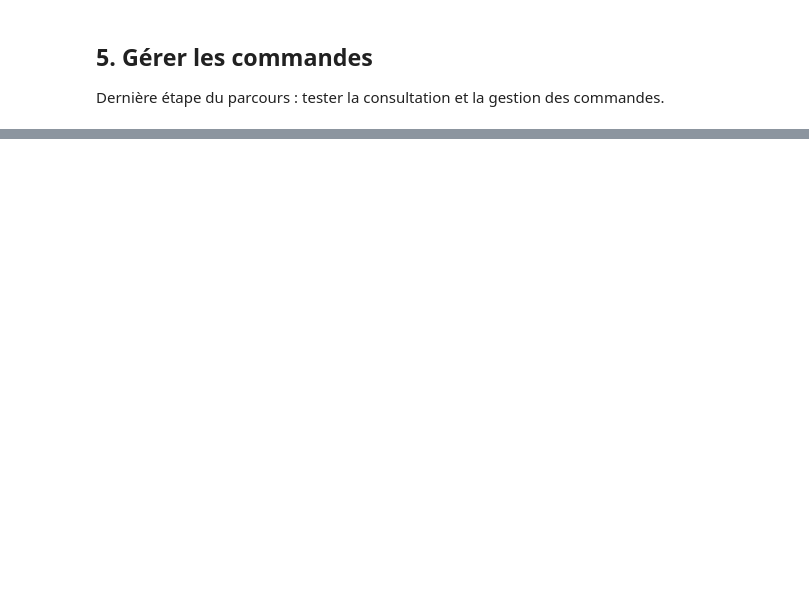
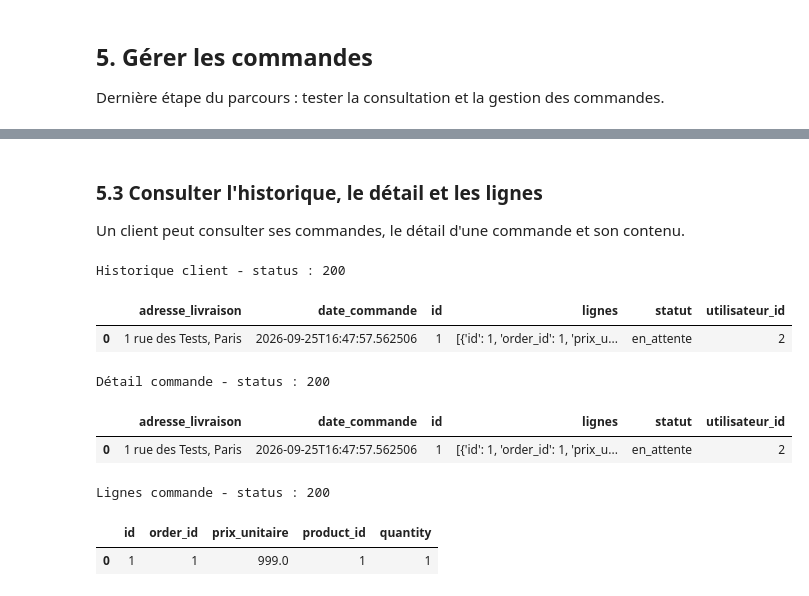
Before and after one commit to Kevin-Le-Grand/flask_e_market, a Jupyter notebook: test.ipynb, the cells around one changed output, grey strips where cells are left out. Drawn from its saved outputs; the diff is of its cells as text; code cells hidden in the pictures; blank space fills up the shorter version.

Commit message:
ajout des test dans le notebook

```diff
--- a/test.ipynb
+++ b/test.ipynb
@@ -399,0 +498,38 @@ Dernière étape du parcours : tester la consultation et la gestion des commande
+# %% [markdown]
+### 5.3 Consulter l'historique, le détail et les lignes
+
+Un client peut consulter ses commandes, le détail d'une commande et son contenu.
+# %%
+if "commande_id" in globals():
+    response = requests.get(ORDERS_URL, headers=client_headers)
+    historique = response.json().get("orders", [])
+    print("Historique client - status :", response.status_code)
+    display(pd.DataFrame(historique))
+
+    response = requests.get(
+        f"{ORDERS_URL}/{commande_id}",
+        headers=client_headers,
+    )
+    detail = response.json()
+    print("Détail commande - status :", response.status_code)
+    display(pd.DataFrame([detail]))
+
+    response = requests.get(
+        f"{ORDERS_URL}/{commande_id}/lignes",
+        headers=client_headers,
+    )
+    lignes = response.json().get("lignes", [])
+    print("Lignes commande - status :", response.status_code)
+    display(pd.DataFrame(lignes))
+else:
+    print("Aucune commande disponible pour les consultations.")
+# %% [output]
+Historique client - status : 200
+|  | adresse_livraison | date_commande | id | lignes | statut | utilisateur_id |
+| 0 | 1 rue des Tests, Paris | 2026-09-25T16:47:57.562506 | 1 | [{'id': 1, 'order_id': 1, 'prix_u... | en_attente | 2 |
+Détail commande - status : 200
+|  | adresse_livraison | date_commande | id | lignes | statut | utilisateur_id |
+| 0 | 1 rue des Tests, Paris | 2026-09-25T16:47:57.562506 | 1 | [{'id': 1, 'order_id': 1, 'prix_u... | en_attente | 2 |
+Lignes commande - status : 200
+|  | id | order_id | prix_unitaire | product_id | quantity |
+| 0 | 1 | 1 | 999.0 | 1 | 1 |
```
Also changed, not shown: parts of 15 cells of this notebook, 2 other files.
